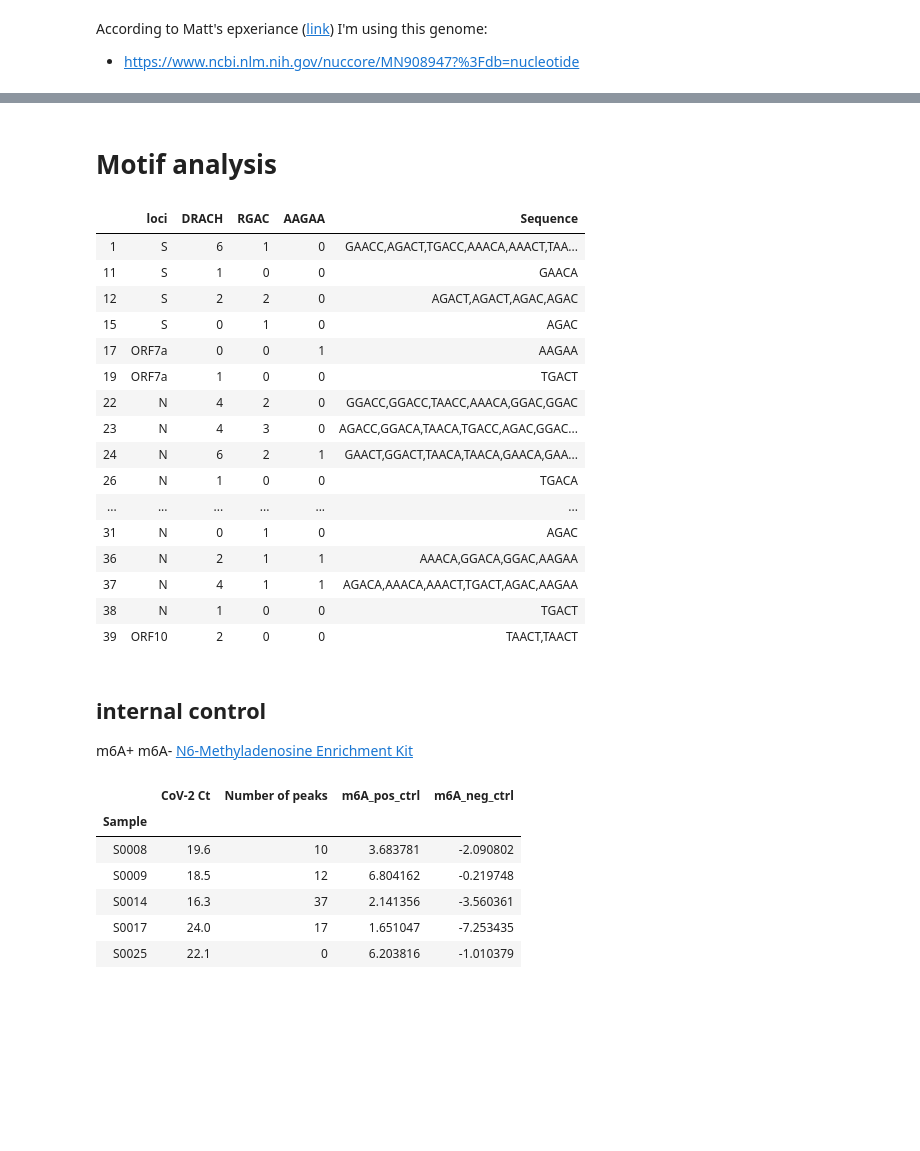
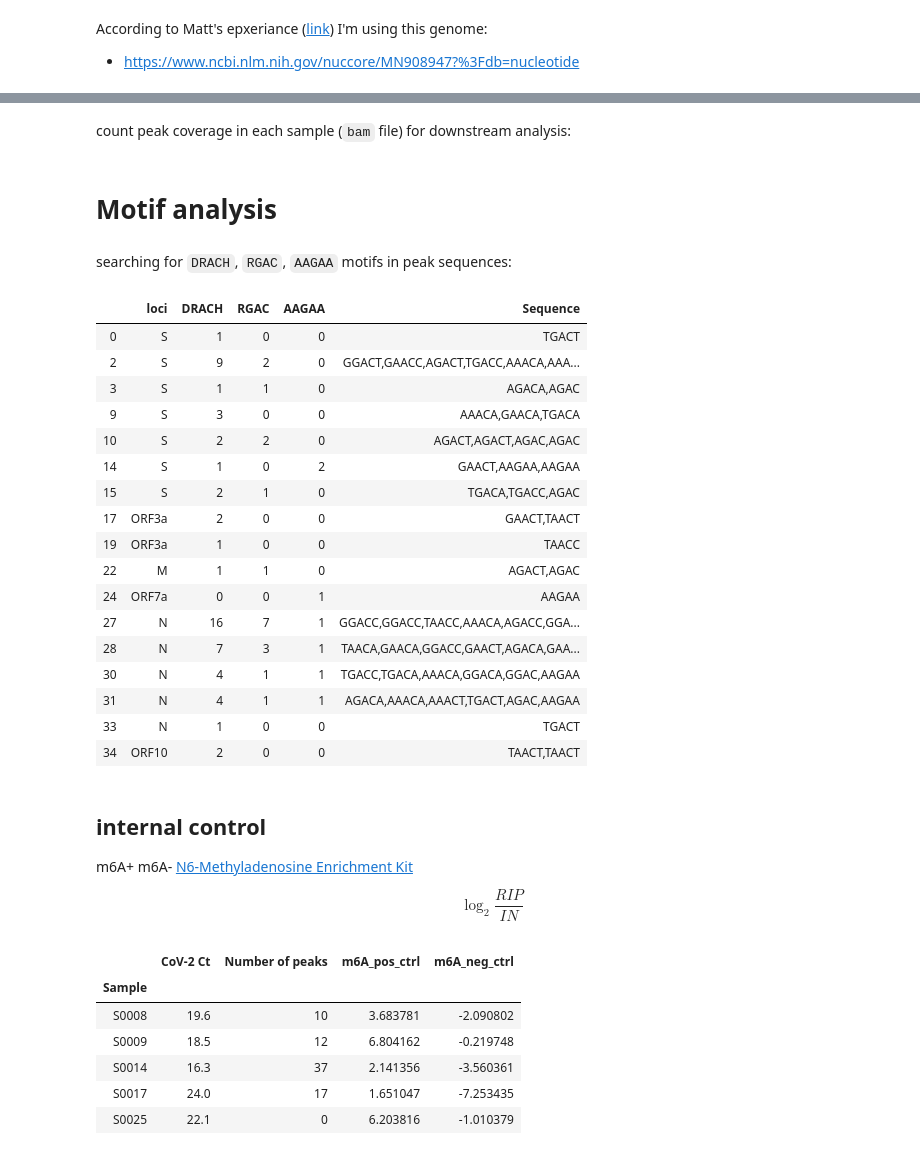
Before and after one commit to goodarzilab/Abe, a Jupyter notebook: Projects/COVID19_m6A/notebook.ipynb, the cells around one changed output, grey strips where cells are left out. Drawn from its saved outputs; the diff is of its cells as text; code cells hidden in the pictures; blank space fills up the shorter version.

```diff
--- a/Projects/COVID19_m6A/notebook.ipynb
+++ b/Projects/COVID19_m6A/notebook.ipynb
@@ -36,0 +22,18 @@ plt.show()
+# %%
+%%bash
+for f in exomepeak/virus/*/peak.bed; do
+    o=${f/peak.bed/sig_peak.txt};
+#     echo Write $o;
+    cat $f | bed12ToBed6 | sort -k1,1 -k2,2n | bedtools intersect -wa -wb -a - -b merge_peaks.c.bed | \
+    awk '{print $10"\t"$5}' > $o;
+done
+# %%
+%%bash
+# for f in exomepeak/virus/*_FDR_0.025/peak.bed; do
+#     o=${f/_FDR_0.025\/peak/};
+#     cp -v $f $o;
+# done
+for f in exomepeak/virus/*_FDR_0.025/sig_peak.txt; do
+    o=${f/_FDR_0.025\/sig_peak/.sig};
+    cp -v $f $o;
+done
@@ -37,2 +54,13 @@ plt.show()
+# %% [markdown]
+count peak coverage in each sample (`bam` file) for downstream analysis:
+# %%
+%%bash
+# peak count
+for f in virus_bam/*bam; do
+    base=`basename $f`;
+    out=${base/.bam/.fc};
+    bamToBed -i $f | intersectBed -split -s -wo -a - -b merge_peaks.c.bed | \
+    cut -f10 | sort | uniq -c | awk '{ print $2 "\t" $1}' > virus_count/$out;
+done
 # %% [markdown]
 # Motif analysis
@@ -49,6 +67,9 @@ awk -F "\t" '{OFS=FS}{$4=$4"_peak"}; cnt[$4]++{$4=$4"_"cnt[$4]} 1' lowCt_peaks.b
+# %% [markdown]
+searching for `DRACH`, `RGAC`, `AAGAA` motifs in peak sequences:
 # %%
 import re
 import pandas as pd
+import numpy as np
 
 DRACH = re.compile('[AGT][AG]AC[ACT]')
 RGAC = re.compile('[AG]GAC')
@@ -58,53 +79,57 @@ def read_fasta(path):
     file = open(path)
     lines = file.read().splitlines()
     ids = [s[1:] for s in lines if '>' in s]
     n = [i for i,s in enumerate(lines) if '>' in s]
     n.append(len(lines))
     sequences = [''.join(lines[i+1:j]) for i,j in zip(n[:-1],n[1:])]
     file.close()
     fa = dict(zip(ids, sequences))
     return fa
 
 def find_motifs(sam):
     motifs = [[f.split('::')[0],
          len(DRACH.findall(sam[f])),
          len(RGAC.findall(sam[f])),
          len(AAGAA.findall(sam[f])),
          ','.join(DRACH.findall(sam[f]) + RGAC.findall(sam[f]) + AAGAA.findall(sam[f]))
              ]
         for n, f in enumerate(sam)
 
     ]
 
     df = pd.DataFrame(motifs, columns=["loci","DRACH", "RGAC", "AAGAA","Sequence"])
 
     return df
 
 
-peaks = read_fasta('lowCt_peaks.fa')
+peaks = read_fasta('merge_peaks.fa')
 df = find_motifs(peaks)
-df.replace("", nan_value, inplace=True)
+df.replace(df.iloc[1,4], np.nan, inplace=True)
 
-df.dropna(subset=["Sequence"])
+df.dropna(subset=["Sequence"], inplace=True)
+df
 # %% [output]
 |  | loci | DRACH | RGAC | AAGAA | Sequence |
-| 1 | S | 6 | 1 | 0 | GAACC,AGACT,TGACC,AAACA,AAACT,TAA... |
-| 11 | S | 1 | 0 | 0 | GAACA |
-| 12 | S | 2 | 2 | 0 | AGACT,AGACT,AGAC,AGAC |
-| 15 | S | 0 | 1 | 0 | AGAC |
-| 17 | ORF7a | 0 | 0 | 1 | AAGAA |
-| 19 | ORF7a | 1 | 0 | 0 | TGACT |
-| 22 | N | 4 | 2 | 0 | GGACC,GGACC,TAACC,AAACA,GGAC,GGAC |
-| 23 | N | 4 | 3 | 0 | AGACC,GGACA,TAACA,TGACC,AGAC,GGAC... |
-| 24 | N | 6 | 2 | 1 | GAACT,GGACT,TAACA,TAACA,GAACA,GAA... |
-| 26 | N | 1 | 0 | 0 | TGACA |
-| ... | ... | ... | ... | ... | ... |
-| 31 | N | 0 | 1 | 0 | AGAC |
-| 36 | N | 2 | 1 | 1 | AAACA,GGACA,GGAC,AAGAA |
-| 37 | N | 4 | 1 | 1 | AGACA,AAACA,AAACT,TGACT,AGAC,AAGAA |
-| 38 | N | 1 | 0 | 0 | TGACT |
-| 39 | ORF10 | 2 | 0 | 0 | TAACT,TAACT |
+| 0 | S | 1 | 0 | 0 | TGACT |
+| 2 | S | 9 | 2 | 0 | GGACT,GAACC,AGACT,TGACC,AAACA,AAA... |
+| 3 | S | 1 | 1 | 0 | AGACA,AGAC |
+| 9 | S | 3 | 0 | 0 | AAACA,GAACA,TGACA |
+| 10 | S | 2 | 2 | 0 | AGACT,AGACT,AGAC,AGAC |
+| 14 | S | 1 | 0 | 2 | GAACT,AAGAA,AAGAA |
+| 15 | S | 2 | 1 | 0 | TGACA,TGACC,AGAC |
+| 17 | ORF3a | 2 | 0 | 0 | GAACT,TAACT |
+| 19 | ORF3a | 1 | 0 | 0 | TAACC |
+| 22 | M | 1 | 1 | 0 | AGACT,AGAC |
+| 24 | ORF7a | 0 | 0 | 1 | AAGAA |
+| 27 | N | 16 | 7 | 1 | GGACC,GGACC,TAACC,AAACA,AGACC,GGA... |
+| 28 | N | 7 | 3 | 1 | TAACA,GAACA,GGACC,GAACT,AGACA,GAA... |
+| 30 | N | 4 | 1 | 1 | TGACC,TGACA,AAACA,GGACA,GGAC,AAGAA |
+| 31 | N | 4 | 1 | 1 | AGACA,AAACA,AAACT,TGACT,AGAC,AAGAA |
+| 33 | N | 1 | 0 | 0 | TGACT |
+| 34 | ORF10 | 2 | 0 | 0 | TAACT,TAACT |
 # %% [markdown]
 ## internal control
 m6A+ m6A- [N6-Methyladenosine Enrichment Kit](https://international.neb.com/-/media/nebus/files/manuals/manuale1610.pdf?rev=c064d5e232414f709ef8bccee56f7687&hash=AAA94B8FDA043DD5A610E14686552B5E0209EA94)
+
+$$\log_2\dfrac{RIP}{IN}$$
 # %%
```
Also changed, not shown: parts of 53 cells of this notebook, 31 other files.
